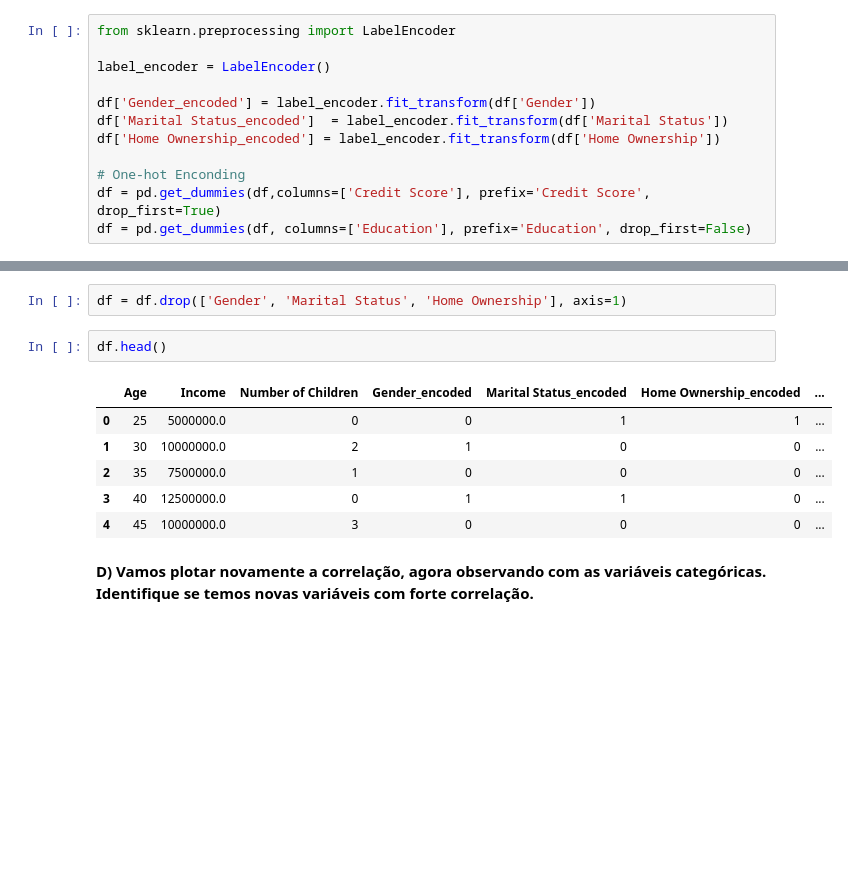
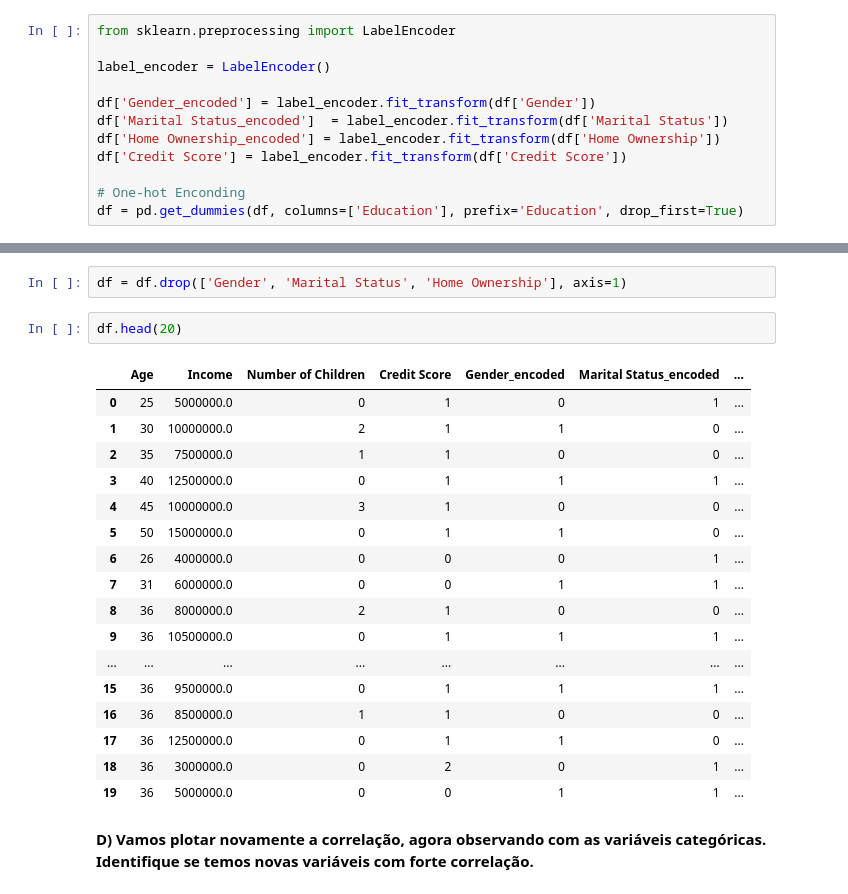
Before and after one commit to TierryW/Ciencia_de_Dados, a Jupyter notebook: Pre_Modelagem_3/Profissao Cientista de Dados M17 Projeto.ipynb, the cells around one changed output, grey strips where cells are left out. Drawn from its saved outputs; the diff is of its cells as text; blank space fills up the shorter version.

```diff
--- a/Pre_Modelagem_3/Profissao Cientista de Dados M17 Projeto.ipynb
+++ b/Pre_Modelagem_3/Profissao Cientista de Dados M17 Projeto.ipynb
@@ -427,7 +427,7 @@ label_encoder = LabelEncoder()
 df['Gender_encoded'] = label_encoder.fit_transform(df['Gender'])
 df['Marital Status_encoded']  = label_encoder.fit_transform(df['Marital Status'])
 df['Home Ownership_encoded'] = label_encoder.fit_transform(df['Home Ownership'])
+df['Credit Score'] = label_encoder.fit_transform(df['Credit Score'])
 
 # One-hot Enconding
-df = pd.get_dummies(df,columns=['Credit Score'], prefix='Credit Score', drop_first=True)
-df = pd.get_dummies(df, columns=['Education'], prefix='Education', drop_first=False)
+df = pd.get_dummies(df, columns=['Education'], prefix='Education', drop_first=True)
@@ -438,14 +440,25 @@ for column in df.columns:
 # %%
 df = df.drop(['Gender', 'Marital Status', 'Home Ownership'], axis=1)
 # %%
-df.head()
+df.head(20)
 # %% [output]
-|  | Age | Income | Number of Children | Gender_encoded | Marital Status_encoded | Home Ownership_encoded | ... |
-| 0 | 25 | 5000000.0 | 0 | 0 | 1 | 1 | ... |
-| 1 | 30 | 10000000.0 | 2 | 1 | 0 | 0 | ... |
-| 2 | 35 | 7500000.0 | 1 | 0 | 0 | 0 | ... |
-| 3 | 40 | 12500000.0 | 0 | 1 | 1 | 0 | ... |
-| 4 | 45 | 10000000.0 | 3 | 0 | 0 | 0 | ... |
+|  | Age | Income | Number of Children | Credit Score | Gender_encoded | Marital Status_encoded | ... |
+| 0 | 25 | 5000000.0 | 0 | 1 | 0 | 1 | ... |
+| 1 | 30 | 10000000.0 | 2 | 1 | 1 | 0 | ... |
+| 2 | 35 | 7500000.0 | 1 | 1 | 0 | 0 | ... |
+| 3 | 40 | 12500000.0 | 0 | 1 | 1 | 1 | ... |
+| 4 | 45 | 10000000.0 | 3 | 1 | 0 | 0 | ... |
+| 5 | 50 | 15000000.0 | 0 | 1 | 1 | 0 | ... |
+| 6 | 26 | 4000000.0 | 0 | 0 | 0 | 1 | ... |
+| 7 | 31 | 6000000.0 | 0 | 0 | 1 | 1 | ... |
+| 8 | 36 | 8000000.0 | 2 | 1 | 0 | 0 | ... |
+| 9 | 36 | 10500000.0 | 0 | 1 | 1 | 1 | ... |
+| ... | ... | ... | ... | ... | ... | ... | ... |
+| 15 | 36 | 9500000.0 | 0 | 1 | 1 | 1 | ... |
+| 16 | 36 | 8500000.0 | 1 | 1 | 0 | 0 | ... |
+| 17 | 36 | 12500000.0 | 0 | 1 | 1 | 0 | ... |
+| 18 | 36 | 3000000.0 | 0 | 2 | 0 | 1 | ... |
+| 19 | 36 | 5000000.0 | 0 | 0 | 1 | 1 | ... |
 # %% [markdown]
 **D) Vamos plotar novamente a correlação, agora observando com as variáveis categóricas. Identifique se temos novas variáveis com forte correlação.**
 # %%
```
Also changed, not shown: parts of 18 cells of this notebook.
